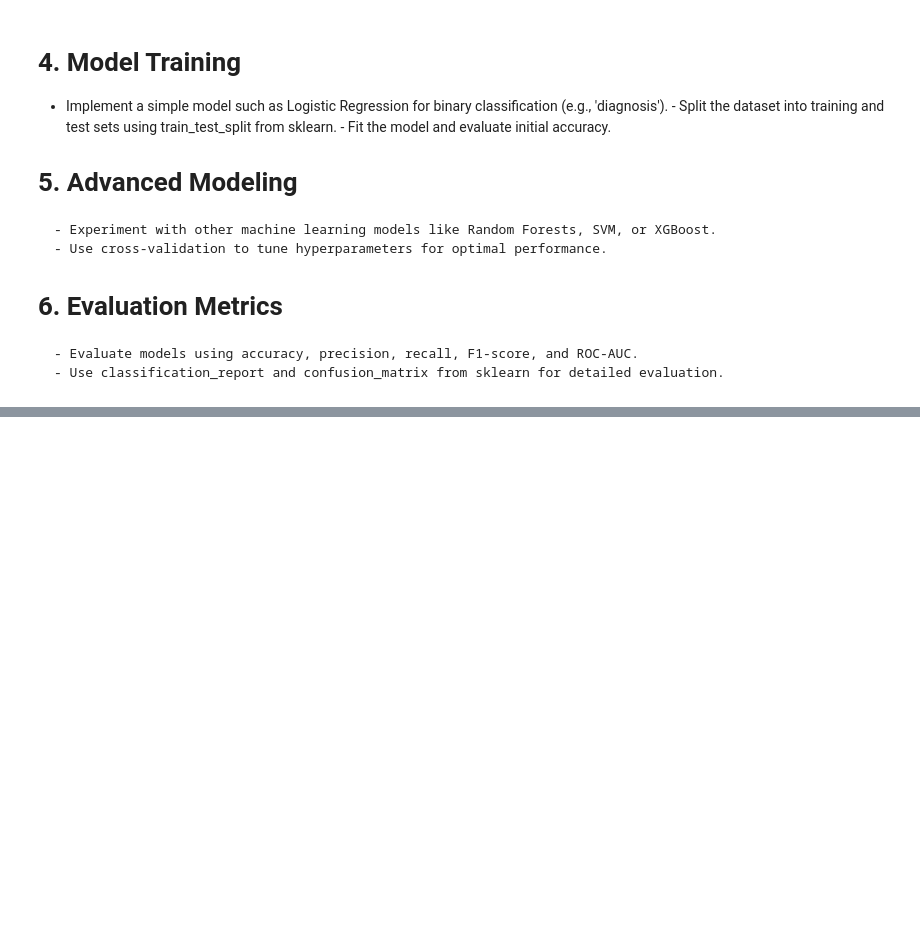
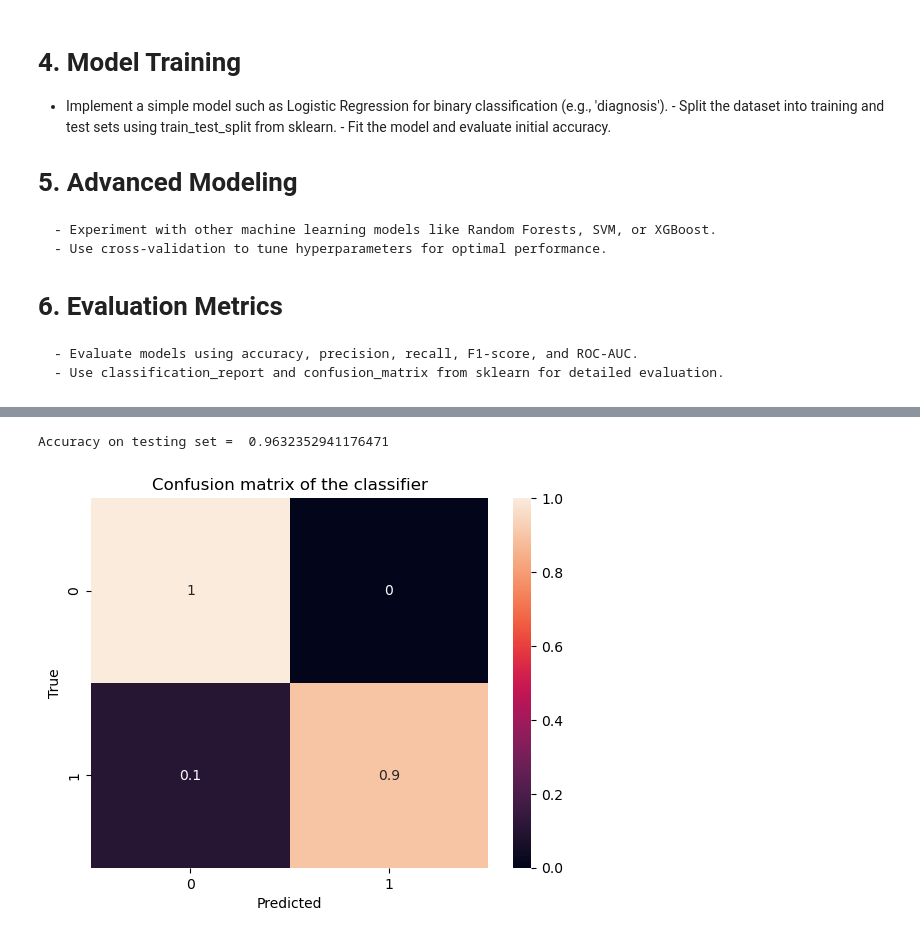
Before and after one commit to digitaldna01/CASCS506-FinalProject, a Jupyter notebook: Finalproject.ipynb, the cells around one changed output, grey strips where cells are left out. Saved outputs shown, nothing was run; the diff lists cells and outputs as text; code cells hidden in the pictures; blank space fills up the shorter version.

Commit message:
compled XGBoost training and testing accuracy

```diff
--- a/Finalproject.ipynb
+++ b/Finalproject.ipynb
@@ -340,0 +325,30 @@ print("split data...")
+# %%
+#XGBoost Model training
+
+from xgboost import XGBClassifier
+from sklearn.metrics import accuracy_score, confusion_matrix
+
+# features = ['Helpfulness', 'AppearsIn', 'ButAppearance', 'isEmpty']
+
+# X_train_select = X_train[features]
+# X_test_select = X_test[features]
+
+# Learn the model
+model = XGBClassifier(tree_method = "hist", device = "cuda").fit(X_train, Y_train.astype(int))
+
+# Predict the score using the model
+Y_test_predictions = model.predict(X_test)
+
+# Evaluate your model on the testing set
+print("Accuracy on testing set = ", accuracy_score(Y_test, Y_test_predictions))
+
+# Plot a confusion matrix
+cm = confusion_matrix(Y_test, Y_test_predictions, normalize='true')
+sns.heatmap(cm, annot=True)
+plt.title('Confusion matrix of the classifier')
+plt.xlabel('Predicted')
+plt.ylabel('True')
+plt.show()
+# %% [output]
+Accuracy on testing set =  0.9632352941176471
+[figure, added]
```
Also changed, not shown: parts of 5 cells of this notebook.
